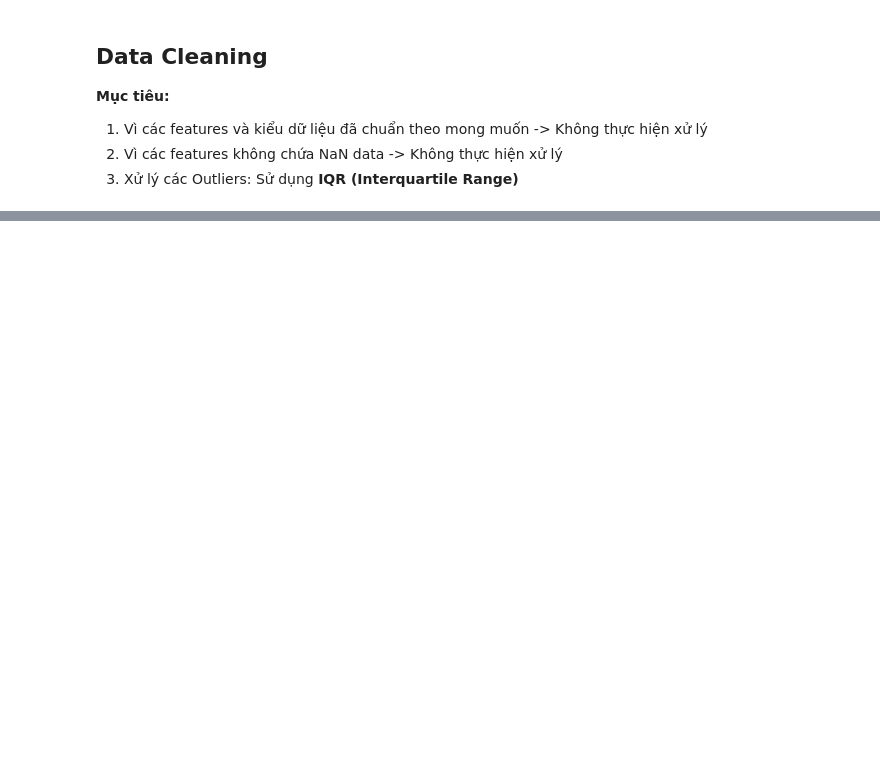
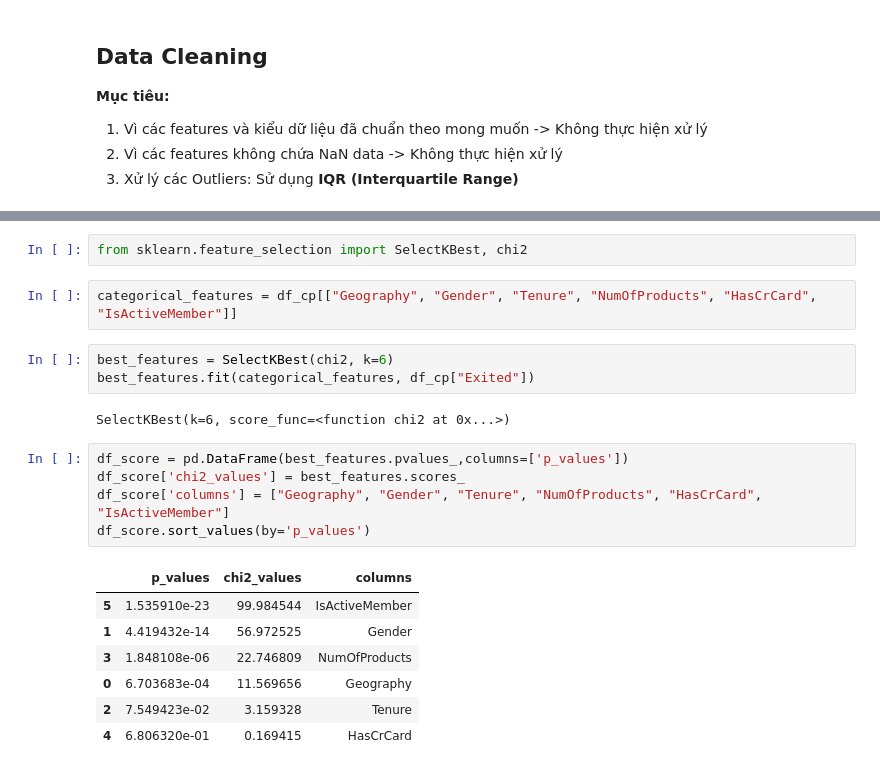
Before and after one commit to nghoanglong/IS254.M21.TMCL, a Jupyter notebook: Customer_Churn.ipynb, the cells around one changed output, grey strips where cells are left out. Cells and saved outputs as stored; diff of their text form; blank space fills up the shorter version.

Commit message:
completed preprocessing data

```diff
--- a/Customer_Churn.ipynb
+++ b/Customer_Churn.ipynb
@@ -190,0 +293,22 @@ fig.tight_layout()
+# %%
+from sklearn.feature_selection import SelectKBest, chi2
+# %%
+categorical_features = df_cp[["Geography", "Gender", "Tenure", "NumOfProducts", "HasCrCard", "IsActiveMember"]]
+# %%
+best_features = SelectKBest(chi2, k=6)
+best_features.fit(categorical_features, df_cp["Exited"])
+# %% [output]
+SelectKBest(k=6, score_func=<function chi2 at 0x...>)
+# %%
+df_score = pd.DataFrame(best_features.pvalues_,columns=['p_values'])
+df_score['chi2_values'] = best_features.scores_
+df_score['columns'] = ["Geography", "Gender", "Tenure", "NumOfProducts", "HasCrCard", "IsActiveMember"]
+df_score.sort_values(by='p_values')
+# %% [output]
+|  | p_values | chi2_values | columns |
+| 5 | 1.535910e-23 | 99.984544 | IsActiveMember |
+| 1 | 4.419432e-14 | 56.972525 | Gender |
+| 3 | 1.848108e-06 | 22.746809 | NumOfProducts |
+| 0 | 6.703683e-04 | 11.569656 | Geography |
+| 2 | 7.549423e-02 | 3.159328 | Tenure |
+| 4 | 6.806320e-01 | 0.169415 | HasCrCard |
```
Also changed, not shown: parts of 44 cells of this notebook.
